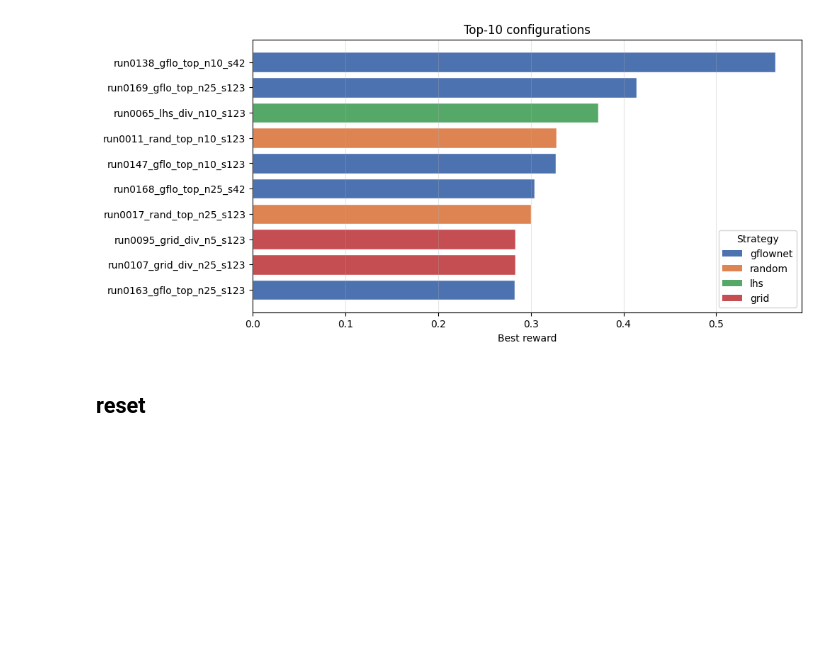
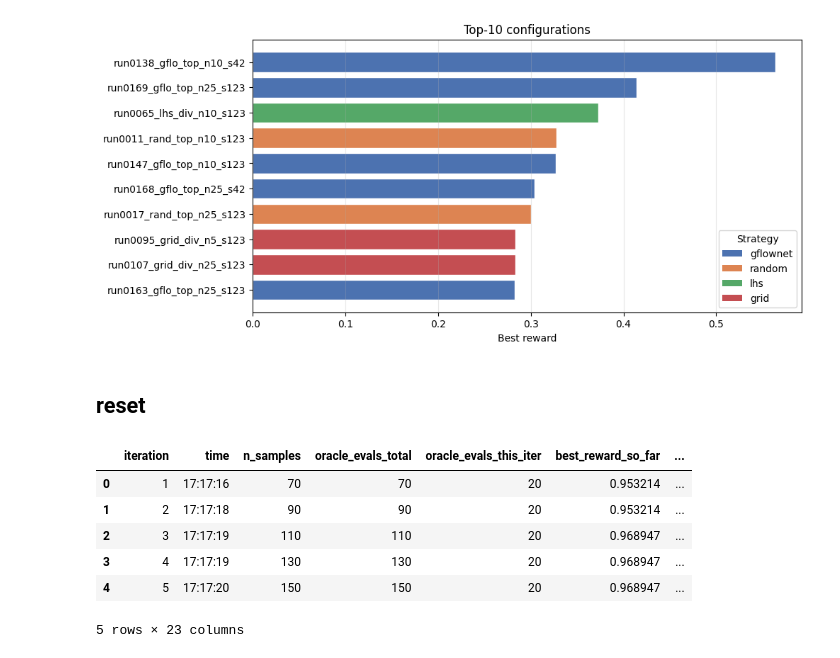
Before and after one commit to valent33/gflownet, a Jupyter notebook: ilovevisualizations.ipynb, the cells around one changed output. Saved outputs shown, nothing was run; the diff lists cells and outputs as text; code cells hidden in the pictures; blank space fills up the shorter version.

```diff
--- a/ilovevisualizations.ipynb
+++ b/ilovevisualizations.ipynb
@@ -410,4 +425,14 @@ plot_grid_summary(grid)
 ## reset
 # %%
 all_metrics = attach_grid_metadata(df, grid)
+# %%
+all_metrics.head()
+# %% [output]
+|  | iteration | time | n_samples | oracle_evals_total | oracle_evals_this_iter | best_reward_so_far | ... |
+| 0 | 1 | 17:17:16 | 70 | 70 | 20 | 0.953214 | ... |
+| 1 | 2 | 17:17:18 | 90 | 90 | 20 | 0.953214 | ... |
+| 2 | 3 | 17:17:19 | 110 | 110 | 20 | 0.968947 | ... |
+| 3 | 4 | 17:17:19 | 130 | 130 | 20 | 0.968947 | ... |
+| 4 | 5 | 17:17:20 | 150 | 150 | 20 | 0.968947 | ... |
+5 rows × 23 columns
 # %%
```
Also changed, not shown: parts of 20 cells of this notebook, 3 other files.
